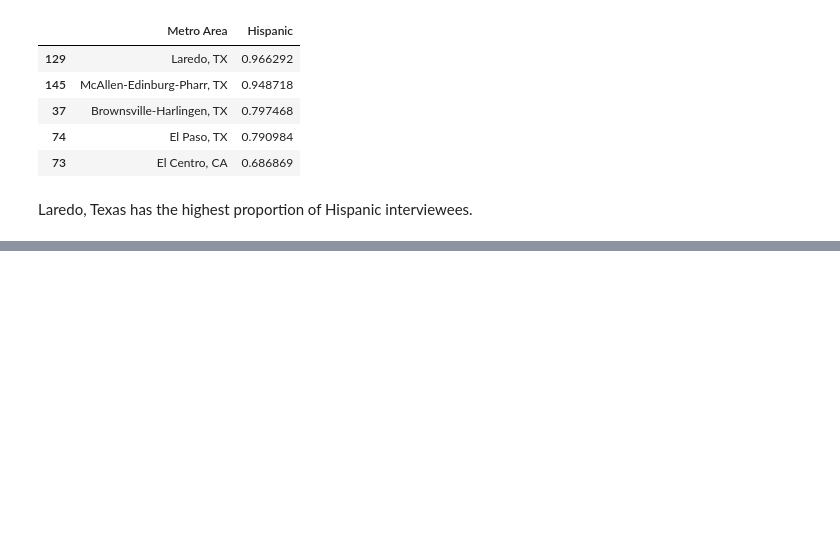
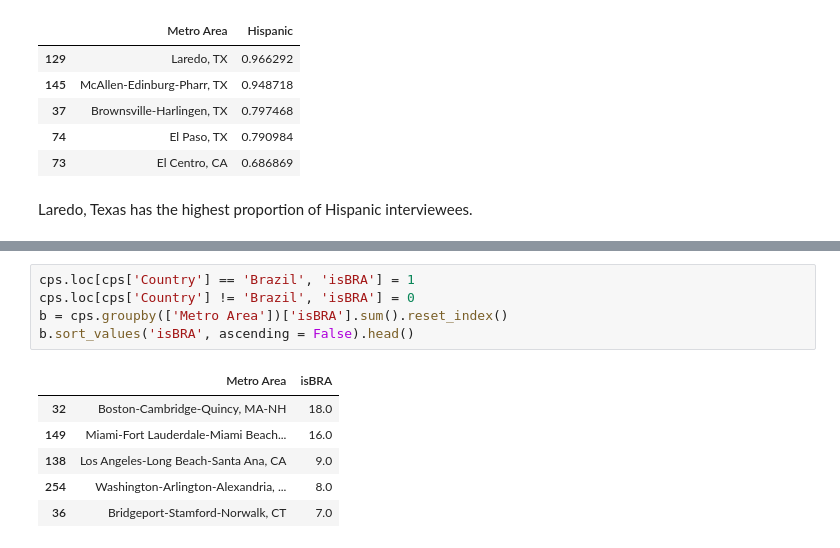
Before and after one commit to atheesh1998/Analytics-Edge, a Jupyter notebook: 1. EDA/4. Demographics & Employment in the US.ipynb, the cells around one changed output, grey strips where cells are left out. Cells and saved outputs as stored; diff of their text form; blank space fills up the shorter version.

```diff
--- a/1. EDA/4. Demographics & Employment in the US.ipynb
+++ b/1. EDA/4. Demographics & Employment in the US.ipynb
@@ -286,0 +349,12 @@ Laredo, Texas has the highest proportion of Hispanic interviewees.
+# %%
+cps.loc[cps['Country'] == 'Brazil', 'isBRA'] = 1
+cps.loc[cps['Country'] != 'Brazil', 'isBRA'] = 0
+b = cps.groupby(['Metro Area'])['isBRA'].sum().reset_index()
+b.sort_values('isBRA', ascending = False).head()
+# %% [output]
+|  | Metro Area | isBRA |
+| 32 | Boston-Cambridge-Quincy, MA-NH | 18.0 |
+| 149 | Miami-Fort Lauderdale-Miami Beach... | 16.0 |
+| 138 | Los Angeles-Long Beach-Santa Ana, CA | 9.0 |
+| 254 | Washington-Arlington-Alexandria, ... | 8.0 |
+| 36 | Bridgeport-Stamford-Norwalk, CT | 7.0 |
```
Also changed, not shown: parts of 6 cells of this notebook.
